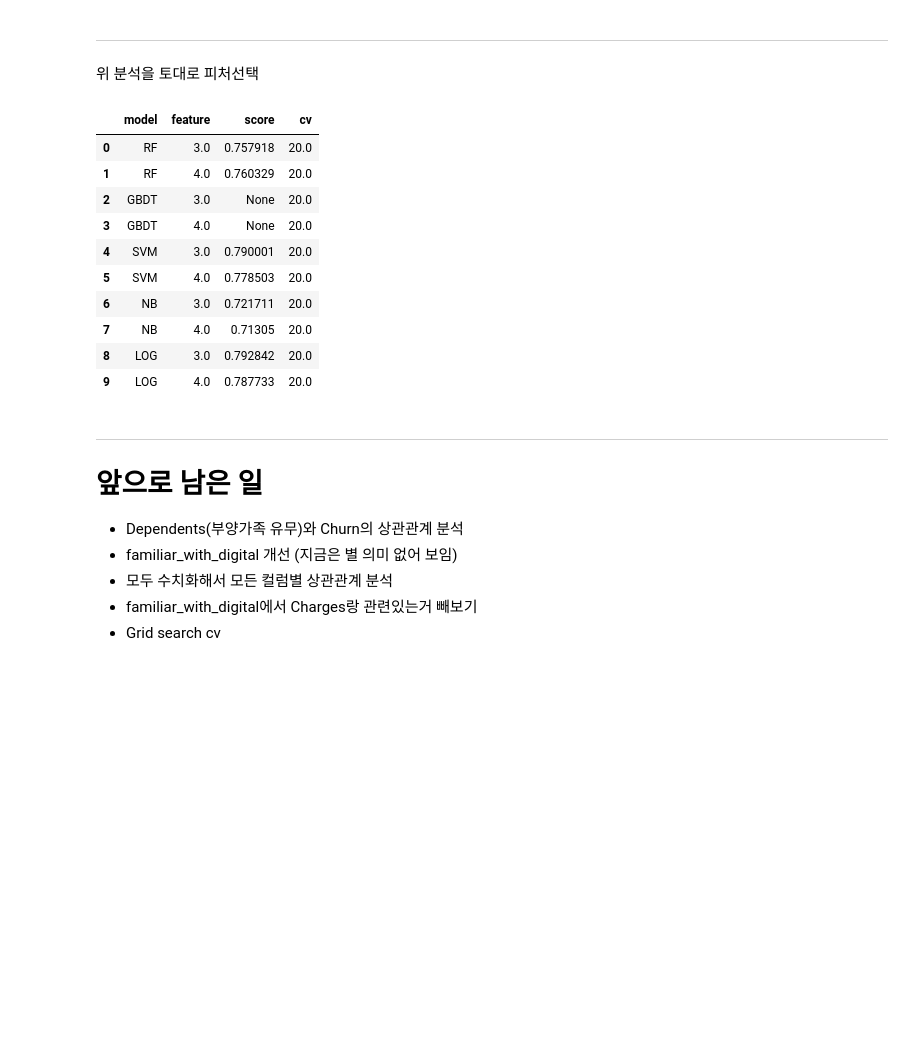
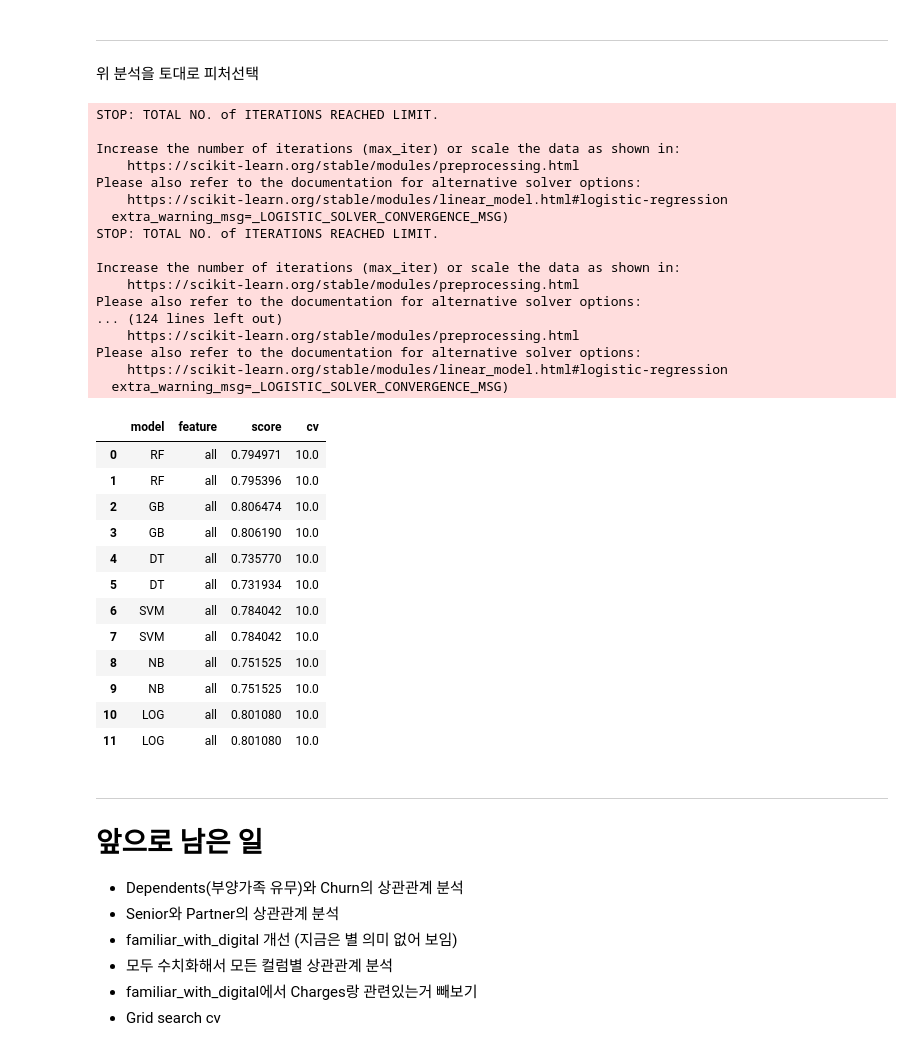
Before and after one commit to PingPingE/Kaggle-Telco_customer_churn, a Jupyter notebook: telco-customer-churn.ipynb, the cells around one changed output. Cells and saved outputs as stored; diff of their text form; code cells hidden in the pictures; blank space fills up the shorter version.

```diff
--- a/telco-customer-churn.ipynb
+++ b/telco-customer-churn.ipynb
@@ -950,3 +941,5 @@ plt.show()
 # %% [markdown]
 -----------
 이렇게 세구간으로 나누니 bin값이 커질수록 해지율이 높아지는 선형적인 관계를 가지게 되었다.<br>
+# %%
+main_df['MonthlyCharges_bin2']=main_df.MonthlyCharges_bin2.astype('int')
@@ -969,11 +1000,11 @@ feature4.append('MonthlyCharges_bin2')
 ------------------------------------------
 위 분석을 토대로 피처선택
 # %%
-# #수치화
-# from sklearn.preprocessing import LabelEncoder
-# Encoder = LabelEncoder()
-# for c in feature_all:
-#     main_df[c]= Encoder.fit_transform(main_df[c])
+#수치화
+from sklearn.preprocessing import LabelEncoder
+Encoder = LabelEncoder()
+for c in feature_all:
+    main_df[c]= Encoder.fit_transform(main_df[c])
 # %%
 from sklearn.linear_model import LogisticRegression
 from sklearn.naive_bayes import MultinomialNB
@@ -1005,19 +1036,38 @@ def get_score(model, feature, custom_cv):
 # %%
 names = ['RF','GB','DT','SVM','NB','LOG']
 score_df = pd.DataFrame({'model':[], 'feature':[], 'score':[], 'cv': []})
 for n in names:
-    score_df = score_df.append({'model':n,'feature':3,'score':get_score(n,feature3,20),'cv':20}, ignore_index=True)
-    score_df = score_df.append({'model':n,'feature':4,'score':get_score(n,feature4,20),'cv':20}, ignore_index=True)
+    score_df = score_df.append({'model':n,'feature':'all','score':get_score(n,feature_all,10),'cv':10}, ignore_index=True)
+    score_df = score_df.append({'model':n,'feature':'all','score':get_score(n,feature_all,10),'cv':10}, ignore_index=True)
 score_df
 # %% [output]
+STOP: TOTAL NO. of ITERATIONS REACHED LIMIT.
+
+Increase the number of iterations (max_iter) or scale the data as shown in:
+    https://scikit-learn.org/stable/modules/preprocessing.html
+Please also refer to the documentation for alternative solver options:
+    https://scikit-learn.org/stable/modules/linear_model.html#logistic-regression
+  extra_warning_msg=_LOGISTIC_SOLVER_CONVERGENCE_MSG)
+STOP: TOTAL NO. of ITERATIONS REACHED LIMIT.
+
+Increase the number of iterations (max_iter) or scale the data as shown in:
+    https://scikit-learn.org/stable/modules/preprocessing.html
+Please also refer to the documentation for alternative solver options:
+... (124 lines left out)
+    https://scikit-learn.org/stable/modules/preprocessing.html
+Please also refer to the documentation for alternative solver options:
+    https://scikit-learn.org/stable/modules/linear_model.html#logistic-regression
+  extra_warning_msg=_LOGISTIC_SOLVER_CONVERGENCE_MSG)
 |  | model | feature | score | cv |
-| 0 | RF | 3.0 | 0.757918 | 20.0 |
-| 1 | RF | 4.0 | 0.760329 | 20.0 |
-| 2 | GBDT | 3.0 | None | 20.0 |
-| 3 | GBDT | 4.0 | None | 20.0 |
-| 4 | SVM | 3.0 | 0.790001 | 20.0 |
-| 5 | SVM | 4.0 | 0.778503 | 20.0 |
-| 6 | NB | 3.0 | 0.721711 | 20.0 |
-| 7 | NB | 4.0 | 0.71305 | 20.0 |
-| 8 | LOG | 3.0 | 0.792842 | 20.0 |
-| 9 | LOG | 4.0 | 0.787733 | 20.0 |
+| 0 | RF | all | 0.794971 | 10.0 |
+| 1 | RF | all | 0.795396 | 10.0 |
+| 2 | GB | all | 0.806474 | 10.0 |
+| 3 | GB | all | 0.806190 | 10.0 |
+| 4 | DT | all | 0.735770 | 10.0 |
+| 5 | DT | all | 0.731934 | 10.0 |
+| 6 | SVM | all | 0.784042 | 10.0 |
+| 7 | SVM | all | 0.784042 | 10.0 |
+| 8 | NB | all | 0.751525 | 10.0 |
+| 9 | NB | all | 0.751525 | 10.0 |
+| 10 | LOG | all | 0.801080 | 10.0 |
+| 11 | LOG | all | 0.801080 | 10.0 |
@@ -1037,6 +1089,7 @@ score_df
 # 앞으로 남은 일
 
 - Dependents(부양가족 유무)와 Churn의 상관관계 분석
+- Senior와 Partner의 상관관계 분석
 - familiar_with_digital 개선 (지금은 별 의미 없어 보임)
 - 모두 수치화해서 모든 컬럼별 상관관계 분석
 - familiar_with_digital에서 Charges랑 관련있는거 빼보기
```
Also changed, not shown: parts of 11 cells of this notebook.
